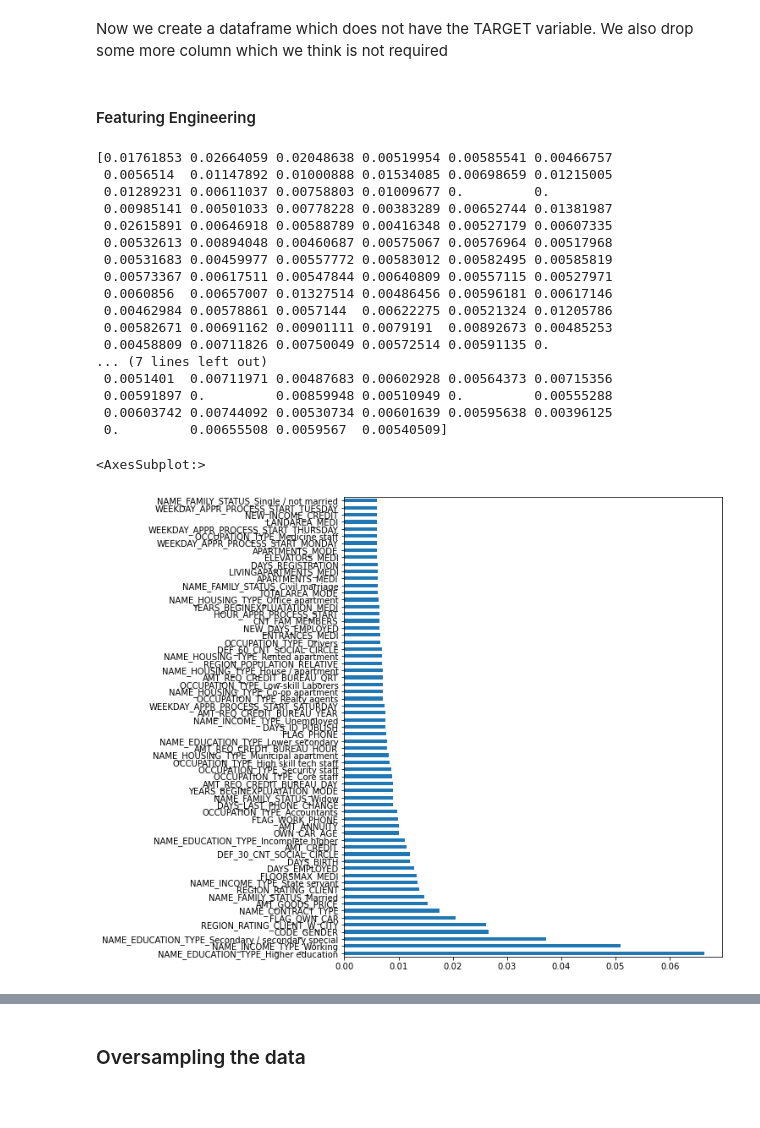
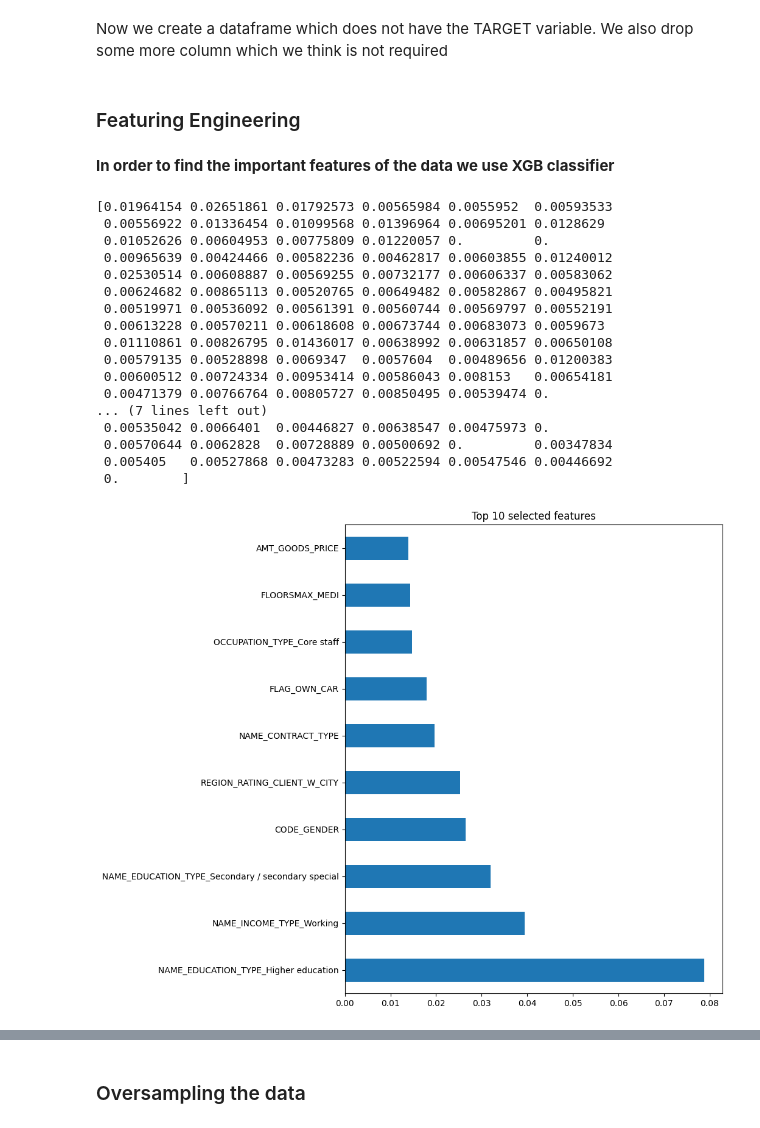
Before and after one commit to santra11/Credit-Scoring, a Jupyter notebook: scoringcredit.ipynb, the cells around one changed output, grey strips where cells are left out. Saved outputs shown, nothing was run; the diff lists cells and outputs as text; code cells hidden in the pictures.

```diff
--- a/scoringcredit.ipynb
+++ b/scoringcredit.ipynb
@@ -382,7 +380,3 @@ X.head()
-# %%
-X['NEW_DAYS_EMPLOYED'] = X['DAYS_EMPLOYED'] / X['DAYS_BIRTH']
-X['NEW_INCOME_CREDIT'] = X['AMT_INCOME_TOTAL'] / X['AMT_CREDIT']
-X['NEW_INCOME_PER_PERSON'] = X['AMT_INCOME_TOTAL'] / X['CNT_FAM_MEMBERS']
 # %%
 X.shape
 # %% [output]
@@ -412,36 +404,39 @@ A = X.drop(columns=['TARGET','FLAG_DOCUMENT_2', 'SK_ID_CURR',
 # %%
 B = X['TARGET']
 # %% [markdown]
-#### Featuring Engineering
+### Featuring Engineering
+# %% [markdown]
+**In order to find the important features of the data we use XGB classifier**
 # %%
 model = XGBClassifier(eval_metric='logloss')
 model.fit(A, B)
 # feature importance
 print(model.feature_importances_)
 # %% [output]
-[0.01761853 0.02664059 0.02048638 0.00519954 0.00585541 0.00466757
- 0.0056514  0.01147892 0.01000888 0.01534085 0.00698659 0.01215005
- 0.01289231 0.00611037 0.00758803 0.01009677 0.         0.
- 0.00985141 0.00501033 0.00778228 0.00383289 0.00652744 0.01381987
- 0.02615891 0.00646918 0.00588789 0.00416348 0.00527179 0.00607335
- 0.00532613 0.00894048 0.00460687 0.00575067 0.00576964 0.00517968
- 0.00531683 0.00459977 0.00557772 0.00583012 0.00582495 0.00585819
- 0.00573367 0.00617511 0.00547844 0.00640809 0.00557115 0.00527971
- 0.0060856  0.00657007 0.01327514 0.00486456 0.00596181 0.00617146
- 0.00462984 0.00578861 0.0057144  0.00622275 0.00521324 0.01205786
- 0.00582671 0.00691162 0.00901111 0.0079191  0.00892673 0.00485253
- 0.00458809 0.00711826 0.00750049 0.00572514 0.00591135 0.
+[0.01964154 0.02651861 0.01792573 0.00565984 0.0055952  0.00593533
+ 0.00556922 0.01336454 0.01099568 0.01396964 0.00695201 0.0128629
+ 0.01052626 0.00604953 0.00775809 0.01220057 0.         0.
+ 0.00965639 0.00424466 0.00582236 0.00462817 0.00603855 0.01240012
+ 0.02530514 0.00608887 0.00569255 0.00732177 0.00606337 0.00583062
+ 0.00624682 0.00865113 0.00520765 0.00649482 0.00582867 0.00495821
+ 0.00519971 0.00536092 0.00561391 0.00560744 0.00569797 0.00552191
+ 0.00613228 0.00570211 0.00618608 0.00673744 0.00683073 0.0059673
+ 0.01110861 0.00826795 0.01436017 0.00638992 0.00631857 0.00650108
+ 0.00579135 0.00528898 0.0069347  0.0057604  0.00489656 0.01200383
+ 0.00600512 0.00724334 0.00953414 0.00586043 0.008153   0.00654181
+ 0.00471379 0.00766764 0.00805727 0.00850495 0.00539474 0.
 ... (7 lines left out)
- 0.0051401  0.00711971 0.00487683 0.00602928 0.00564373 0.00715356
- 0.00591897 0.         0.00859948 0.00510949 0.         0.00555288
- 0.00603742 0.00744092 0.00530734 0.00601639 0.00595638 0.00396125
- 0.         0.00655508 0.0059567  0.00540509]
+ 0.00535042 0.0066401  0.00446827 0.00638547 0.00475973 0.
+ 0.00570644 0.0062828  0.00728889 0.00500692 0.         0.00347834
+ 0.005405   0.00527868 0.00473283 0.00522594 0.00547546 0.00446692
+ 0.        ]
 # %%
 feat_imp = pd.Series(model.feature_importances_, index=A.columns)
-feat_imp.nlargest(65).plot(kind='barh', figsize=(8,10));
+feat_imp.nlargest(10).plot(kind='barh', figsize=(8,10))
+plt.title("Top 10 selected features")
+plt.show()
 # %% [output]
-<AxesSubplot:>
-[figure, old version]
+[figure, new version]
 # %%
 unwanted = []
 for col in A.columns:
```
Also changed, not shown: parts of 143 cells of this notebook.
